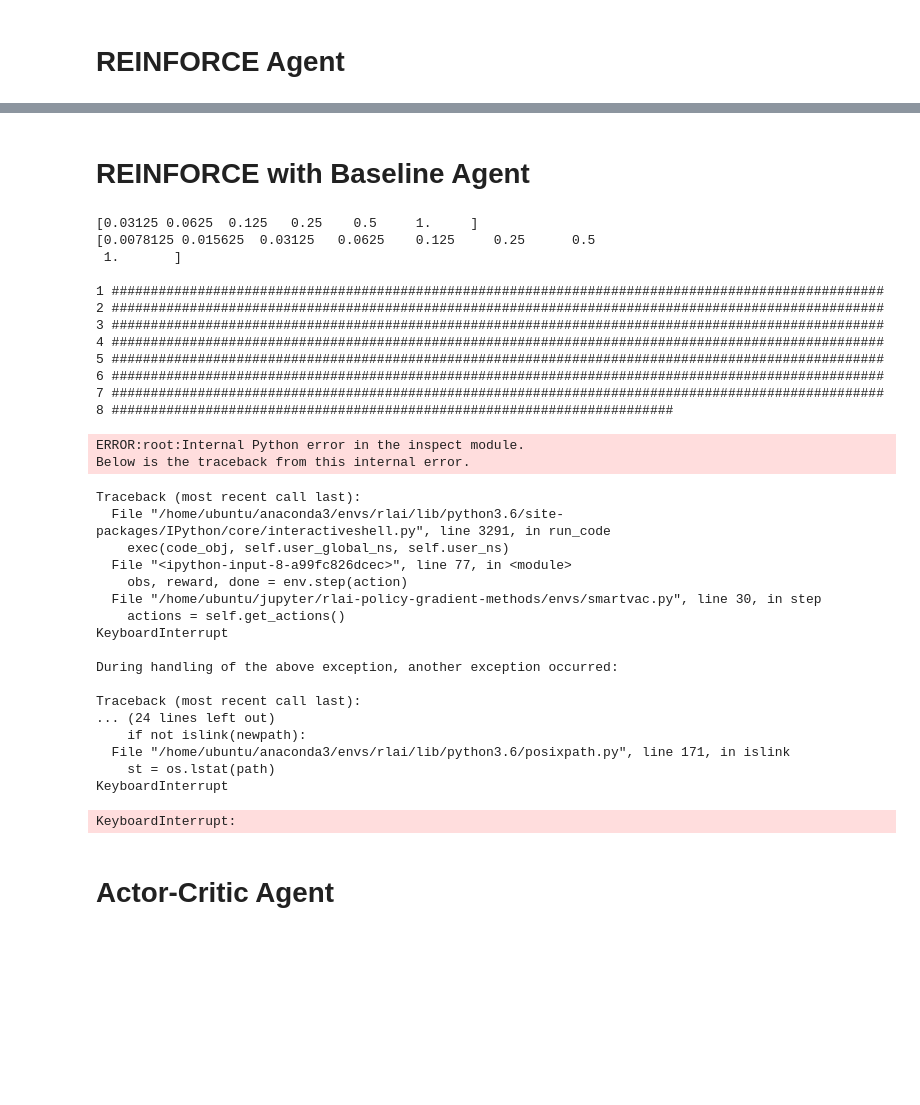
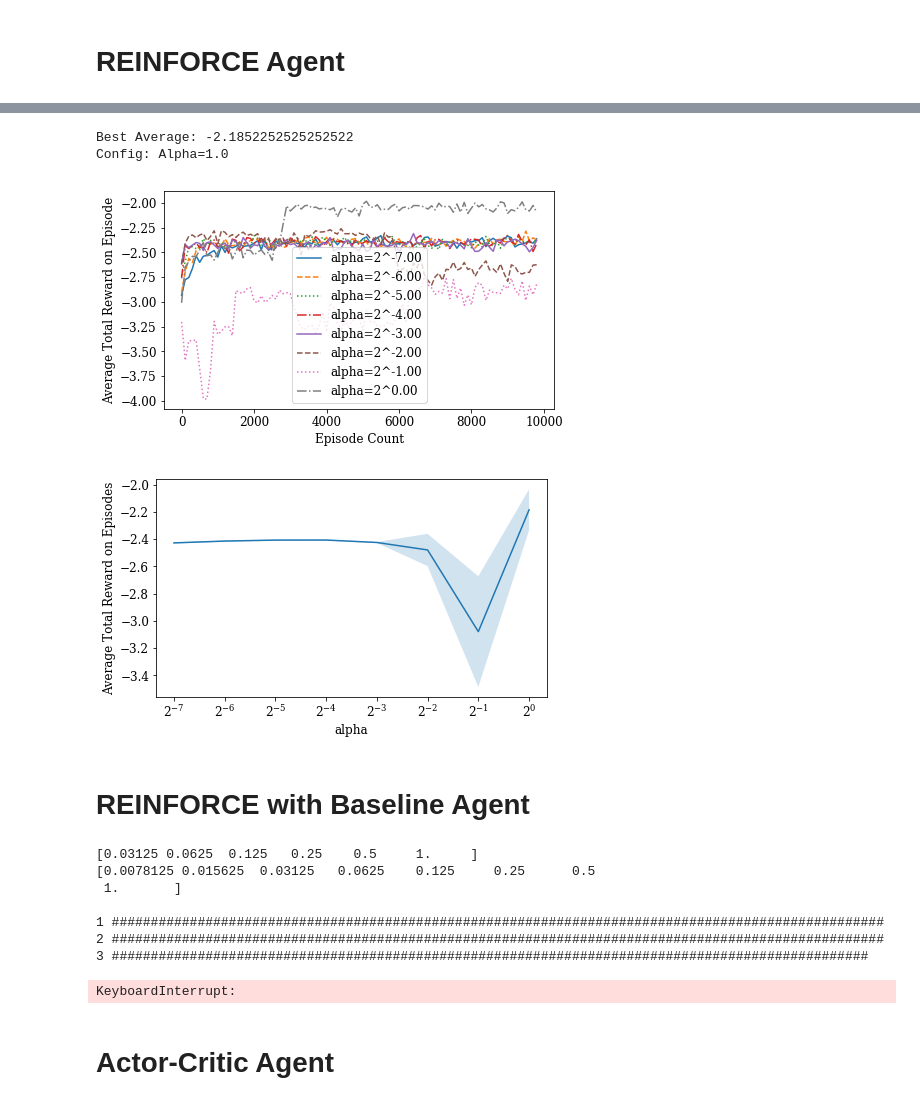
Before and after one commit to nimamahmoudi/rlai-policy-gradient-methods, a Jupyter notebook: final2_smart_vacuum_neg.ipynb, the cells around one changed output, grey strips where cells are left out. Cells and saved outputs as stored; diff of their text form; code cells hidden in the pictures; blank space fills up the shorter version.

```diff
--- a/final2_smart_vacuum_neg.ipynb
+++ b/final2_smart_vacuum_neg.ipynb
@@ -67,7 +67,7 @@ set_plt_rc()
 # REINFORCE Agent
 # %%
 alpha_base = 2
-alpha_pows = np.linspace(-8, -1, 8)
+alpha_pows = np.linspace(-7, 0, 8)
 alphas = np.power(alpha_base, alpha_pows)
 
 AgentClass = ReinforceAgent
@@ -181,34 +189,40 @@ results += f'\nConfig: Alpha={alphas[idx]}'
 
 print('')
 print(results)
+# %% [output]
+Best Average: -2.1852252525252522
+Config: Alpha=1.0
 # %%
 # Plot over time
 plt.figure(1, figsize=(7,4))
 plt.plot(np.array(list(range(len(all_avg_plots[0]))))*plot_count, np.array(all_avg_plots).T)
 # plt.title(f'Average Return in {episode_count} episodes')
 plt.xlabel(f'Episode Count')
 # plt.ylabel(f'Average Return in {plot_count} episodes')
 # plt.ylabel(f'Total reward on episode averaged over {plot_count} episodes and {num_of_tests} runs')
 plt.ylabel(f'Average Total Reward on Episode')
 plt.legend([f'alpha={alpha_base}^{alpha_pow:.2f}' for alpha_pow in alpha_pows])
-plt.axhline(y=best_performance, linewidth=1, color="g", linestyle='--')
+# plt.axhline(y=best_performance, linewidth=1, color="g", linestyle='--')
 # plt.ylim(best_performance-2.13,best_performance+.07)
 plt.savefig(f'{figs_folder}smart_vac_neg_{agent_name}_episodes_{episode_count}.pdf')
 
 
 # Plot Average Performance
 plt.figure(2, figsize=(7,4))
 plt.semilogx(alphas, all_avgs, basex=alpha_base)
 se = np.array(all_stds) / np.sqrt(num_of_tests)
 plt.fill_between(alphas, all_avgs - se, all_avgs + se, alpha=0.2)
 # plt.title(f'Average Return in {episode_count} episodes')
 plt.xlabel('alpha')
 # plt.ylabel('Average Return')
 # plt.ylabel(f'Total reward on episodes averaged over {num_of_tests} runs')
 plt.ylabel(f'Average Total Reward on Episodes')
 # plt.axhline(y=best_performance, linewidth=1, color="g", linestyle='--')
 # plt.ylim(best_performance-2.13,best_performance+.07)
 plt.savefig(f'{figs_folder}smart_vac_neg_{agent_name}_episodes_{episode_count}_all.pdf')
+# %% [output]
+[figure, added]
+[figure, added]
 # %% [markdown]
 # REINFORCE with Baseline Agent
 # %%
@@ -335,32 +349,8 @@ for alpha_pow_w in alpha_pows_w:
 
 1 ###################################################################################################
 2 ###################################################################################################
-3 ###################################################################################################
-4 ###################################################################################################
-5 ###################################################################################################
-6 ###################################################################################################
-7 ###################################################################################################
-8 ########################################################################
+3 #################################################################################################
-ERROR:root:Internal Python error in the inspect module.
-Below is the traceback from this internal error.
+KeyboardInterrupt:
-Traceback (most recent call last):
-  File "/home/ubuntu/anaconda3/envs/rlai/lib/python3.6/site-packages/IPython/core/interactiveshell.py", line 3291, in run_code
-    exec(code_obj, self.user_global_ns, self.user_ns)
-  File "<ipython-input-8-a99fc826dcec>", line 77, in <module>
-    obs, reward, done = env.step(action)
-  File "/home/ubuntu/jupyter/rlai-policy-gradient-methods/envs/smartvac.py", line 30, in step
-    actions = self.get_actions()
-KeyboardInterrupt
-
-During handling of the above exception, another exception occurred:
-
-Traceback (most recent call last):
-... (24 lines left out)
-    if not islink(newpath):
-  File "/home/ubuntu/anaconda3/envs/rlai/lib/python3.6/posixpath.py", line 171, in islink
-    st = os.lstat(path)
-KeyboardInterrupt
-KeyboardInterrupt:
 # %%
 # Print best results
 all_best_avgs = np.array(all_best_avgs)
```
Also changed, not shown: parts of 1 cell of this notebook, 13 other files.
